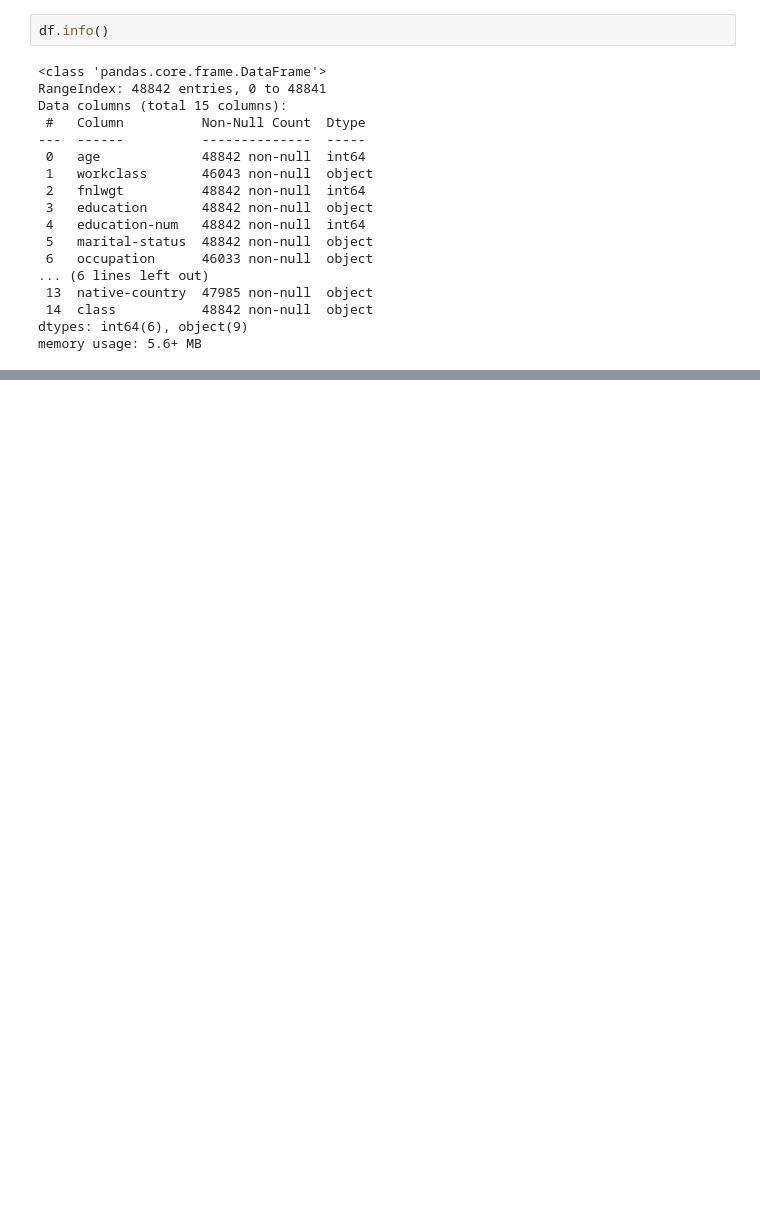
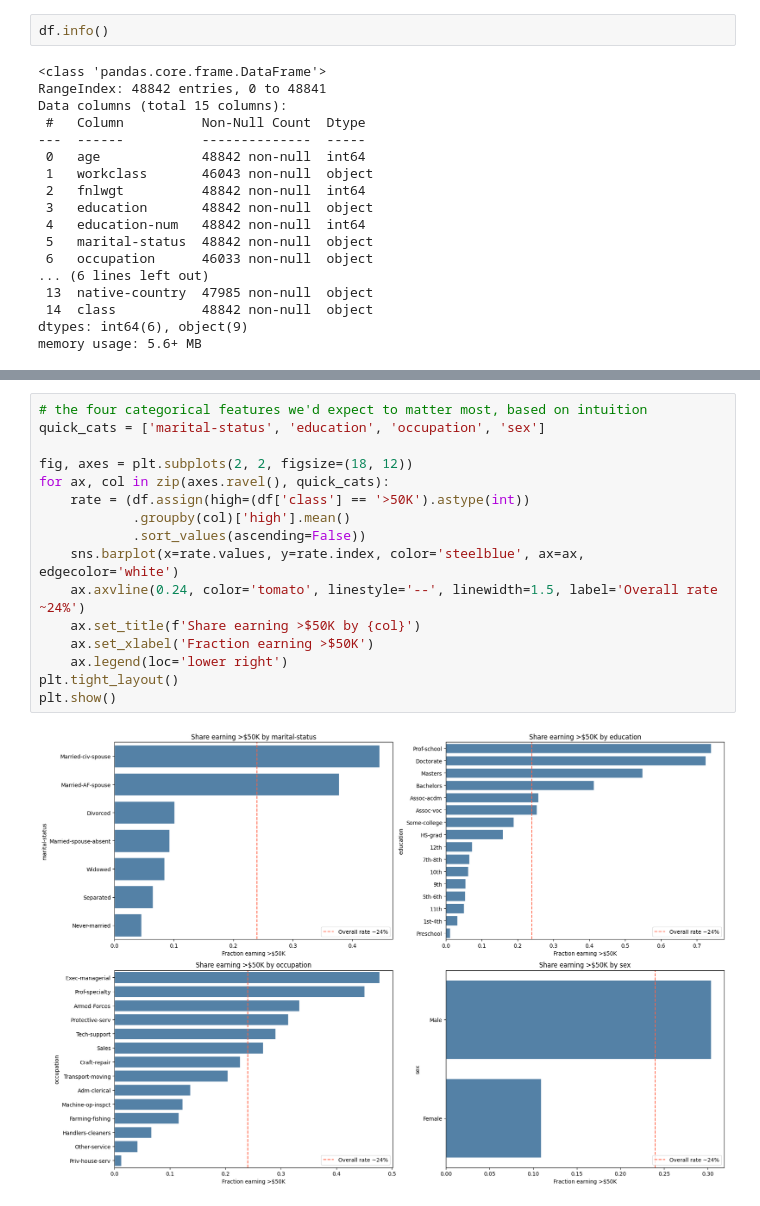
Before and after one commit to Ridima28/Adult-Income, a Jupyter notebook: main.ipynb, the cells around one changed output, grey strips where cells are left out. Saved outputs shown, nothing was run; the diff lists cells and outputs as text; blank space fills up the shorter version.

```diff
--- a/main.ipynb
+++ b/main.ipynb
@@ -44,0 +141,18 @@ memory usage: 5.6+ MB
+# %%
+# the four categorical features we'd expect to matter most, based on intuition
+quick_cats = ['marital-status', 'education', 'occupation', 'sex']
+
+fig, axes = plt.subplots(2, 2, figsize=(18, 12))
+for ax, col in zip(axes.ravel(), quick_cats):
+    rate = (df.assign(high=(df['class'] == '>50K').astype(int))
+            .groupby(col)['high'].mean()
+            .sort_values(ascending=False))
+    sns.barplot(x=rate.values, y=rate.index, color='steelblue', ax=ax, edgecolor='white')
+    ax.axvline(0.24, color='tomato', linestyle='--', linewidth=1.5, label='Overall rate ~24%')
+    ax.set_title(f'Share earning >$50K by {col}')
+    ax.set_xlabel('Fraction earning >$50K')
+    ax.legend(loc='lower right')
+plt.tight_layout()
+plt.show()
+# %% [output]
+[figure, added]
```
Also changed, not shown: parts of 16 cells of this notebook.
